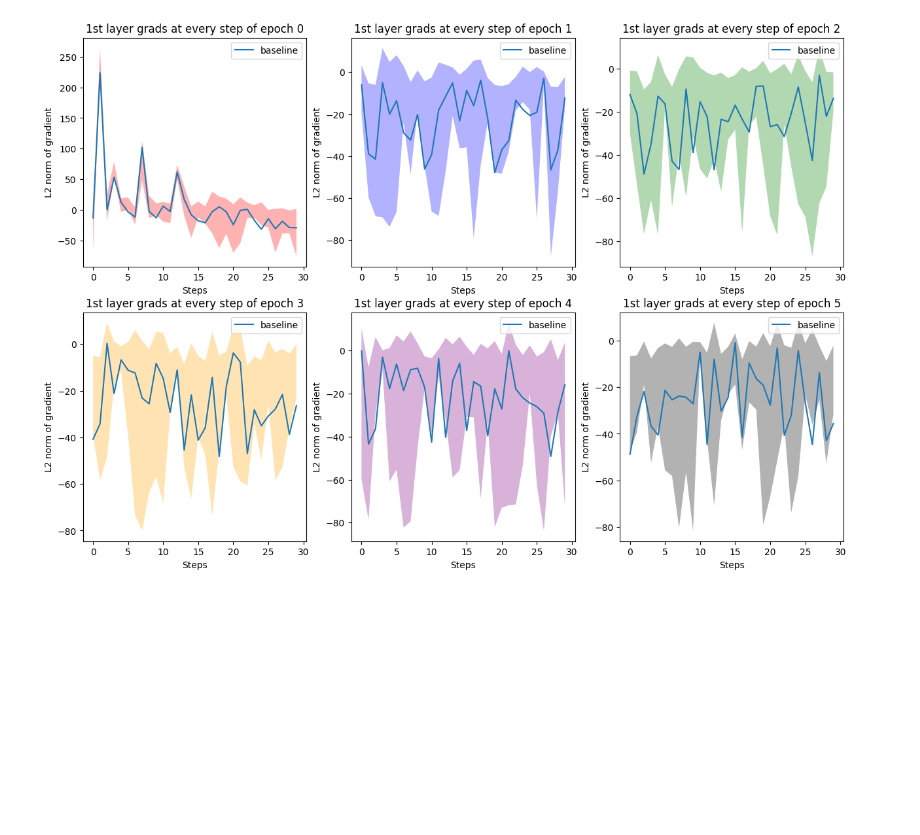
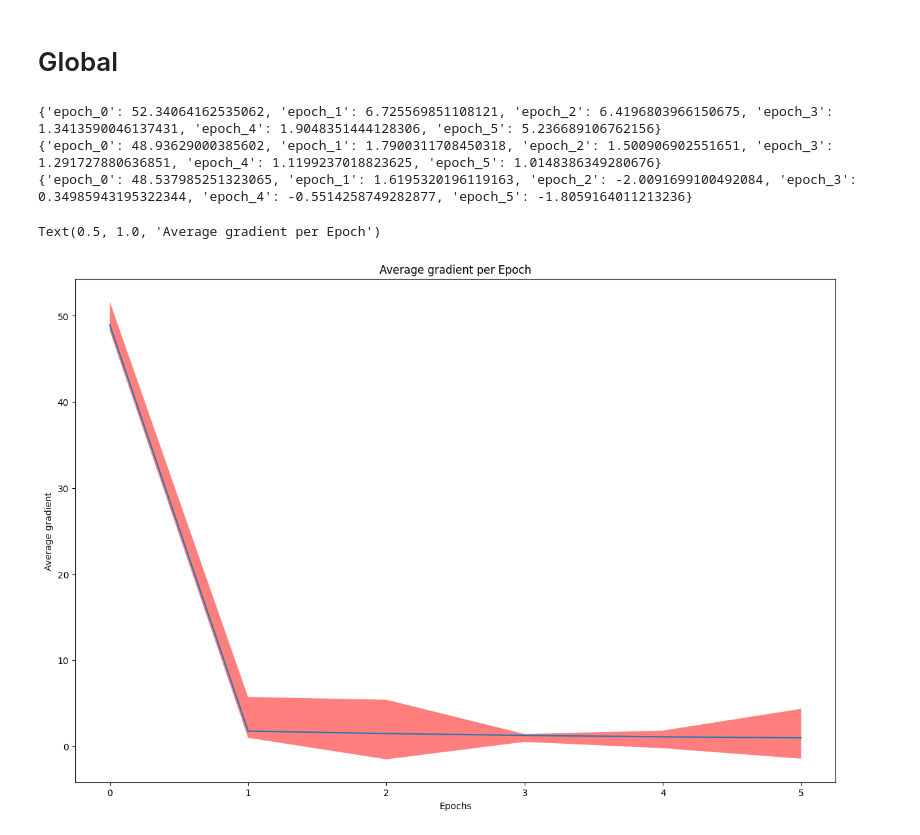
Before and after one commit to 3outeille/RWKV-LM, a Jupyter notebook: sandbox/notebook.ipynb, the cells around one changed output. Drawn from its saved outputs; the diff is of its cells as text; code cells hidden in the pictures; blank space fills up the shorter version.

```diff
--- a/sandbox/notebook.ipynb
+++ b/sandbox/notebook.ipynb
@@ -8,10 +5,0 @@ import random
-# %%
-grad_acc_run1 = torch.load("grad_acc_layer1.pt")
-
-grad_acc_run2 = grad_acc_run1.copy()
-for key in grad_acc_run2:
-    grad_acc_run2[key] = [elt - random.random()*50 for elt in grad_acc_run1[key]]
-
-grad_acc_run3 = grad_acc_run1.copy()
-for key in grad_acc_run3:
-    grad_acc_run3[key] = [elt - random.random()*100 for elt in grad_acc_run1[key]]
@@ -34,28 +6,40 @@ for key1, key2, key3 in zip(grad_acc_run1, grad_acc_run2, grad_acc_run3):
-# %%
-# ax.fill_between(prop_xy_list, sop_mean+sop_std, sop_mean-sop_std, facecolor='green', alpha=0.5)
-
-colors = {"epoch_0": "red", "epoch_1": "blue", "epoch_2": "green", "epoch_3": "orange", "epoch_4": "purple", "epoch_5": "black"}
-
-# Do same as above except create a new plot for each epoch and set into same grid
-fig, axs = plt.subplots(2, 3, figsize=(15, 10))
-axs = axs.flatten()
-for i, key in enumerate(grad_acc_run2):
-    x = np.arange(len(grad_acc_run1[key]))
-    axs[i].plot(x, grad_acc_run2[key], label="baseline")
-    #TODO: add other layer ablated
-
-    axs[i].fill_between(
-        x,
-        mean_grad_acc[key] + std_grad_acc[key],
-        mean_grad_acc[key] - std_grad_acc[key],
-        facecolor=colors[key],
-        alpha=0.3,
-    )
-    # Add legend "baseline"
-    axs[i].legend()
-    axs[i].set_xlabel("Steps")
-    axs[i].set_ylabel("L2 norm of gradient")
-    axs[i].set_title("1st layer grads at every step of epoch {}".format(key[-1]))
-plt.show()
-# %% [output]
-[figure, removed]
+# %% [markdown]
+# Global
+# %%
+grad_acc_run2 = torch.load("grad_acc.pt")
+grad_acc_run1 = {key:value + random.random()*5 for key, value in grad_acc_run2.items()}
+grad_acc_run3 = {key:value - random.random()*5 for key, value in grad_acc_run2.items()}
+
+runs = [grad_acc_run1, grad_acc_run2, grad_acc_run3]
+
+print(runs[0])
+print(runs[1])
+print(runs[2])
+# %% [output]
+{'epoch_0': 52.34064162535062, 'epoch_1': 6.725569851108121, 'epoch_2': 6.4196803966150675, 'epoch_3': 1.3413590046137431, 'epoch_4': 1.9048351444128306, 'epoch_5': 5.236689106762156}
+{'epoch_0': 48.93629000385602, 'epoch_1': 1.7900311708450318, 'epoch_2': 1.500906902551651, 'epoch_3': 1.291727880636851, 'epoch_4': 1.1199237018823625, 'epoch_5': 1.0148386349280676}
+{'epoch_0': 48.537985251323065, 'epoch_1': 1.6195320196119163, 'epoch_2': -2.0091699100492084, 'epoch_3': 0.34985943195322344, 'epoch_4': -0.5514258749282877, 'epoch_5': -1.8059164011213236}
+# %%
+fig, ax = plt.subplots(figsize=(15, 10))
+
+x = np.arange(6)
+
+mean = np.mean([list(run.values()) for run in runs], axis=0)
+std = np.std([list(run.values()) for run in runs], axis=0)
+ax.plot(x, runs[1].values())
+
+ax.fill_between(
+    x,
+    mean + std,
+    mean - std,
+    facecolor="red",
+    alpha=0.5,
+)
+
+# labels
+ax.set_xlabel("Epochs")
+ax.set_ylabel("Average gradient")
+ax.set_title("Average gradient per epoch")
+# %% [output]
+Text(0.5, 1.0, 'Average gradient per Epoch')
+[figure, added]
```
Also changed, not shown: parts of 3 cells of this notebook, 2 other files.
